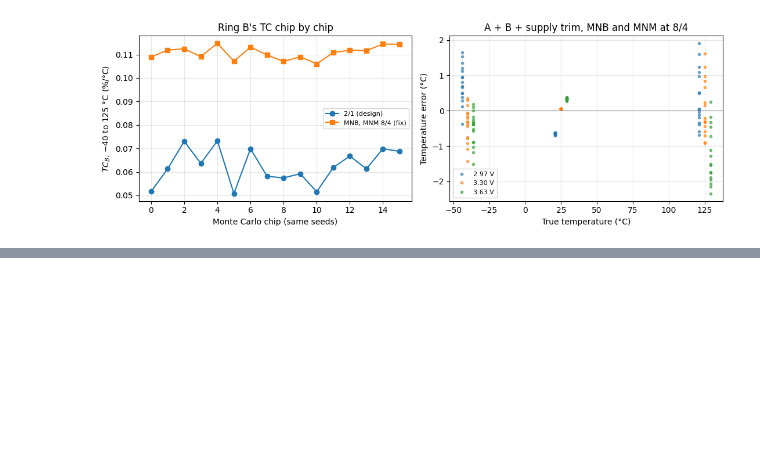
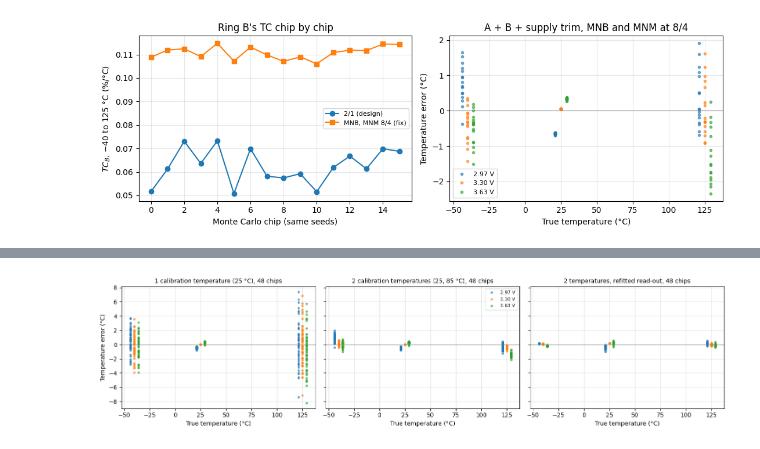
Before and after one commit to Orlando-Palma/sscs-ose-code-a-chip.github.io, a Jupyter notebook: ISSCC27/submitted_notebooks/gf180_ro_pvt_sensor/ro_pvt_gf180.ipynb, the cells around one changed output, grey strips where cells are left out. Saved outputs shown, nothing was run; the diff lists cells and outputs as text; code cells hidden in the pictures; blank space fills up the shorter version.

Commit message:
Final Colab run, figures and saved simulation data

```diff
--- a/ISSCC27/submitted_notebooks/gf180_ro_pvt_sensor/ro_pvt_gf180.ipynb
+++ b/ISSCC27/submitted_notebooks/gf180_ro_pvt_sensor/ro_pvt_gf180.ipynb
@@ -327,6 +316,7 @@ with schemdraw.Drawing(unit=2) as d:
 # %% [output]
 [figure]
 # %%
+# @title Ring A: netlist and simulation
 def ro_netlist(n_stages=11, wn=1.0, wp=2.5, l=0.28, dev="03v3", vdd=3.3, corner="typical",
                temp=27, dvn=0.0, dvp=0.0, t_stop=30e-9, t_step=2e-12, rise_a=10, rise_b=30, mc_seed=None):
     assert n_stages % 2 == 1 and n_stages >= 3
@@ -356,7 +346,7 @@ def run_ring(netlist_fn, **kw):
     # Simulates any ring built by netlist_fn; returns f (Hz), period (s), power (W), energy per cycle (J).
     # Doubles the simulated window and time step (up to 4 times) if the ring is too slow for it.
     rise_a, rise_b, vdd = kw.get("rise_a", 10), kw.get("rise_b", 30), kw.get("vdd", 3.3)
-    for _ in range(5):
+    for retries in range(5):
         log = run_spice(netlist_fn(**kw))
         ta, tb, iavg = meas(log, "ta"), meas(log, "tb"), meas(log, "iavg")
         if tb == tb:
@@ -368,7 +358,7 @@ def run_ring(netlist_fn, **kw):
         raise RuntimeError("ring-oscillator simulation failed: ngspice log above")
     period = (tb - ta) / (rise_b - rise_a)
     power = -iavg * vdd
-    return {"f": 1 / period, "period": period, "power": power, "e_cycle": power * period}
+    return {"f": 1 / period, "period": period, "power": power, "e_cycle": power * period, "retries": retries}
 
 
 def run_ro(**kw):
@@ -656,6 +608,7 @@ with schemdraw.Drawing(unit=2) as d:
 # %% [output]
 [figure]
 # %%
+# @title Ring B: netlist and simulation
 RES_CORNER = {"typical": "res_typical", "ff": "res_ff", "ss": "res_ss", "fs": "res_typical", "sf": "res_typical"}
 
 
@@ -667,7 +620,8 @@ def csro_netlist(n_stages=11, bias="pn", r_sq=70, r_w=1.0, wn=1.0, wp=2.5, l=0.2
     wm, lm, wns, lns = (wmir or wsn), (lmir or ls), (wmns or wsn), (lmns or ls)
     top = "nb" if bias == "n" else "nd"
     lines = [header(corner, temp, mc_seed),
-             f'.lib "{GF180_MODELS}/sm141064.spice" {RES_CORNER[corner]}',
+             (f'.lib "{corner}" res_statistical' if corner.endswith(".lib")
+              else f'.lib "{GF180_MODELS}/sm141064.spice" {RES_CORNER[corner]}'),
              f"Vdd vdd 0 {vdd}",
              f"XR vdd {top} 0 ppolyf_u_1k r_length={r_sq * r_w}u r_width={r_w}u",   # R = r_sq squares
              f"XMNB nb nb 0 0 nfet_03v3 W={wm}u L={lm}u"]                           # diode, mirror reference
@@ -1581,0 +1444,81 @@ except NameError:
+# %%
+# per-chip calibration at 25 C / 3.3 V and supply trim, read-out coefficients of 7.3 (typical corner), as in 7.5
+gq = g_raw.assign(vdd_V=g_raw.vdd_V.round(2))
+gm = (gq[gq.vdd_V > 2].pivot_table(index=["chip", "temp_C", "vdd_V"], columns="ring", values="f_Hz")
+      .reset_index())
+gm.columns.name = None
+gm = gm.rename(columns={"A": "f_A", "B": "f_B"})
+gcal = gm[(gm.temp_C == 25) & (gm.vdd_V == 3.30)].set_index("chip")
+gm["xA"] = np.log(gm.f_A / gm.chip.map(gcal.f_A))
+gm["xB"] = np.log(gm.f_B / gm.chip.map(gcal.f_B))
+g25 = gm[gm.temp_C == 25].sort_values("vdd_V")
+vA_g = g25.groupby("chip").xA.apply(lambda x: (x.iloc[-1] - x.iloc[0]) / 0.66)
+vB_g = g25.groupby("chip").xB.apply(lambda x: (x.iloc[-1] - x.iloc[0]) / 0.66)
+gm["T_hat"] = basis_trim((gm.xA - gm.chip.map(vA_g / vB_g) * gm.xB).to_numpy(), gm.xB.to_numpy()) @ coef_t
+gm["e_1pt"] = gm.T_hat - gm.temp_C
+
+# a second calibration temperature (85 C, 3.3 V) measures each chip's own gain:
+# T = 25 + (T_hat - 25) * 60 / (T_hat(85 C) - 25)
+t85 = gm[gm.temp_C == 85].set_index("chip").T_hat
+gm["e_2pt"] = 25 + (gm.T_hat - 25) * gm.chip.map(60 / (t85 - 25)) - gm.temp_C
+gt = gm[gm.temp_C != 85].copy()                       # the 9 test points of 7.5 for every chip
+
+# the read-out of 7.3 refitted for the two-point scheme: the same polynomial basis, now in the two-point reading and
+# xB, fitted on the population (leave-one-chip-out here; on the training chips only in 7.10 and 7.11)
+gt["T_2pt"] = gt.e_2pt + gt.temp_C
+
+
+def basis_2pt(d):
+    return basis_trim(((d.T_2pt - 25) / 100).to_numpy(), d.xB.to_numpy())
+
+
+B2 = basis_2pt(gt)
+e2 = np.empty(len(gt))
+for k in gt.chip.unique():
+    tr, te = (gt.chip != k).to_numpy(), (gt.chip == k).to_numpy()
+    e2[te] = B2[te] @ np.linalg.lstsq(B2[tr], gt.temp_C.to_numpy()[tr], rcond=None)[0] - gt.temp_C.to_numpy()[te]
+gt["e_2pt_fit"] = e2
+
+
+def pop_stats(d, col):
+    per_point = d.groupby(["temp_C", "vdd_V"])[col]
+    return {"max |mean| (C)": per_point.mean().abs().max(), "max 3 sigma (C)": 3 * per_point.std().max(),
+            "worst chip (C)": d[col].abs().max(), "rms (C)": np.sqrt((d[col] ** 2).mean())}
+
+
+# each ring's TC from -40 to 125 C at 3.3 V, chip by chip
+g33 = gm[gm.vdd_V == 3.30].pivot(index="chip", columns="temp_C", values=["f_A", "f_B"])
+tc_g = pd.DataFrame({ring: 100 * np.log(g33[(f"f_{ring}", 125)] / g33[(f"f_{ring}", -40)]) / 165
+                     for ring in ("A", "B")})
+k_g = float((vA_g / vB_g).median())
+tc_z = tc_g.A - k_g * tc_g.B
+print(f"{N_G} chips, TC from -40 to 125 C (mean, 1 sigma): ring A {tc_g.A.mean():.4f}, {tc_g.A.std():.4f} %/C; "
+      f"ring B {tc_g.B.mean():.4f}, {tc_g.B.std():.4f} %/C; correlation {tc_g.A.corr(tc_g.B):.2f}")
+print(f"read-out variable z = xA - (vA/vB) xB, vA/vB = {k_g:.2f}: TC {tc_z.mean():.4f} %/C, "
+      f"1 sigma {tc_z.std():.4f} %/C ({100 * tc_z.std() / abs(tc_z.mean()):.1f} %)")
+
+pop_table = pd.DataFrame({
+    "1 temperature (25 C) + supply trim": pop_stats(gt, "e_1pt"),
+    "2 temperatures (25 and 85 C) + supply trim": pop_stats(gt, "e_2pt"),
+    "2 temperatures, read-out refitted for them": pop_stats(gt, "e_2pt_fit")}).T.round(2)
+try:
+    display(pop_table)
+except NameError:
+    print(pop_table.to_string())
+
+fig, axes = plt.subplots(1, 3, figsize=(15, 3.8), sharey=True)
+for ax, col, title in zip(axes, ["e_1pt", "e_2pt", "e_2pt_fit"],
+                          ["1 calibration temperature (25 °C)", "2 calibration temperatures (25, 85 °C)",
+                           "2 temperatures, refitted read-out"]):
+    for k, v in enumerate(VDDS):
+        d = gt[gt.vdd_V == round(v, 2)]
+        ax.plot(d.temp_C + 4 * (k - 1), d[col], "o", ms=3, alpha=0.6, label=f"{v:.2f} V")
+    ax.axhline(0, color="0.5", lw=0.8)
+    ax.set_title(f"{title}, {N_G} chips", fontsize=10)
+    ax.set_xlabel("True temperature (°C)")
+    ax.grid(alpha=0.3)
+axes[0].set_ylabel("Temperature error (°C)")
+axes[1].legend(fontsize=8)
+fig.tight_layout()
+plt.show()
+# %% [output]
@@ -1581,0 +1531 @@ except NameError:
+[figure, added]
```
Also changed, not shown: parts of 86 cells of this notebook, 13 other files.
